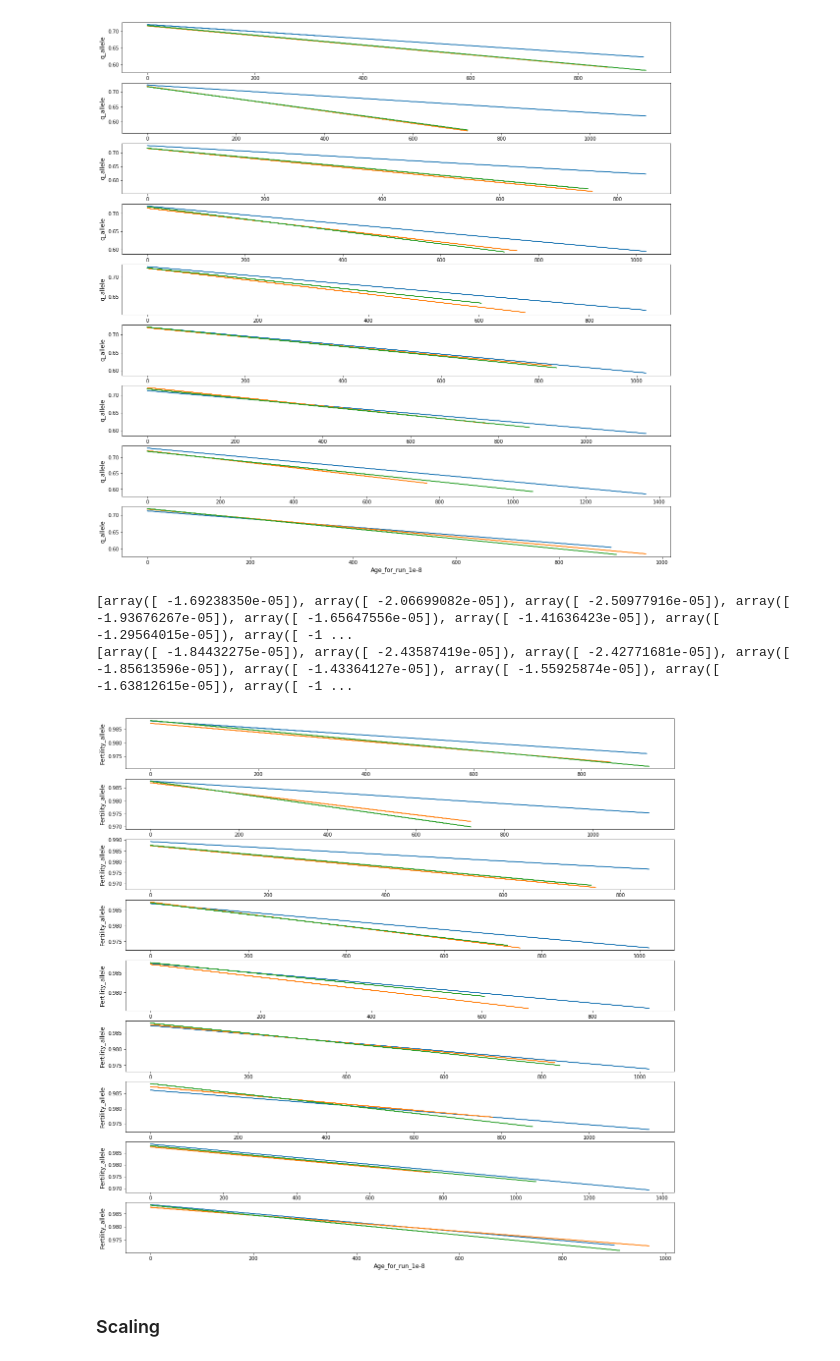
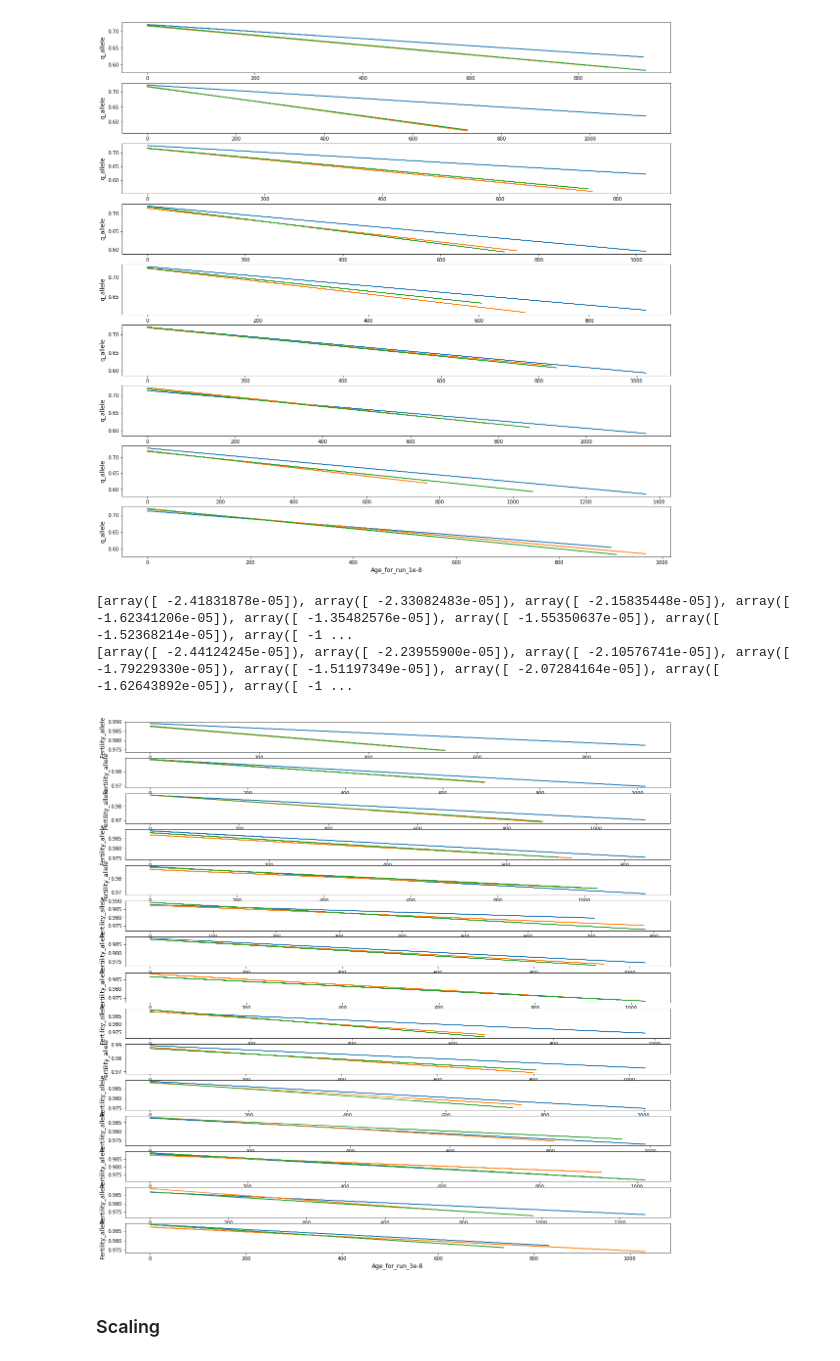
Before and after one commit to alicegenestier/Red_Queen_PRDM9, a Jupyter notebook: cluster/meiosis/meiosis_notebook.ipynb, the cells around one changed output. Saved outputs shown, nothing was run; the diff lists cells and outputs as text; code cells hidden in the pictures.

Commit message:
analyses on jupyter notebook added

```diff
--- a/cluster/meiosis/meiosis_notebook.ipynb
+++ b/cluster/meiosis/meiosis_notebook.ipynb
@@ -228,6 +355,6 @@ def plot_data(target_folder_path,x_params,y_params, file_ext):
 # %%
-def graph_per_allele(target_folder_path, file_name, ext_name, x_axis_param, y_axis_param):
-    data = readfiles(target_folder_path, file_name, ext_name)
+def graph_per_allele(target_folder_path, file_name, ext_name, x_axis_param, y_axis_param,withoutneutral):
+    data = readfiles(target_folder_path, file_name, ext_name,withoutneutral,0)
     x_per_allele=dict()
     y_per_allele=dict()
     for i in range(len(data["Generation_number"])):
@@ -246,6 +373,6 @@ def graph_per_allele(target_folder_path, file_name, ext_name, x_axis_param, y_ax
 # %%
 allele_nb = '73.0'
-(X,Y)=graph_per_allele("analyses/scaling_V_2/", 'Run_V_1e-4', 'allele', "Age", "q_allele")
+(X,Y)=graph_per_allele("analyses/scaling_V_2/", 'Run_V_1e-4', 'allele', "Age", "q_allele",1)
 lm1 = LinearRegression().fit(np.array(X[allele_nb]).reshape(-1, 1), np.array(Y[allele_nb]))
 plt.figure(1, figsize=(12,12))
 plt.plot(X[allele_nb], Y[allele_nb], '.')
@@ -342,9 +490,9 @@ def dico_data_mig(target_folder_path,x_params,y_params, file_ext, withneutral,wi
     for file_name in list_files :
         if file_name.split(".")[1]==file_ext :
             if withneutral==1:
-                data_file=readfiles(target_folder_path, file_name.split(".")[0], file_name.split(".")[1])
+                data_file=readfiles(target_folder_path, file_name.split(".")[0], file_name.split(".")[1],0,withoutnan)
             elif withneutral==0:
-                data_file=readfiles_without_neutral(target_folder_path, file_name.split(".")[0], file_name.split(".")[1],withoutnan)
+                data_file=readfiles(target_folder_path, file_name.split(".")[0], file_name.split(".")[1],1,withoutnan)
             if (file_name.split(".")[0]).split("_")[-1] == "1" :
                 dico_file_1[(file_name.split(".")[0]).split("_")[2]+"_x_params"]=data_file[x_params]
                 dico_file_1[(file_name.split(".")[0]).split("_")[2]+"_y_params"]=data_file[y_params]
@@ -408,8 +565,8 @@ list_namefile,dico_file_inter,dico_file_1_inter,dico_file_2_inter=dico_data_mig(
 list_namefile,dico_file_intra,dico_file_1_intra,dico_file_2_intra=dico_data_mig("analyses/scaling_M_3/","Generation_number","q_intra", "trace",0,0)
 for i in list_namefile :
     plt.subplot(len(list_namefile),1,index_line)
-    if i+"_x_params" in dico_file_intra and i+"_y_params" in dico_file_intra:
-        plt.plot(dico_file_intra[i+"_x_params"],dico_file_intra[i+"_y_params"],'.',label="q intra before mig")
+    #if i+"_x_params" in dico_file_intra and i+"_y_params" in dico_file_intra:
+        #plt.plot(dico_file_intra[i+"_x_params"],dico_file_intra[i+"_y_params"],'.',label="q intra before mig")
     plt.plot(dico_file_1_intra[i+"_x_params"],dico_file_1_intra[i+"_y_params"],'.',label="q intra pop1")
     plt.plot(dico_file_2_intra[i+"_x_params"],dico_file_2_intra[i+"_y_params"],'.',label="q intra pop2")
     plt.plot(dico_file_1_inter[i+"_x_params"],dico_file_1_inter[i+"_y_params"],'.',label="q inter")
@@ -497,40 +676,40 @@ slope_list_pop_1=[]
 slope_list_pop_2=[]
 plt.figure(1, figsize=(20,20))
 index_line=1
-list_namefile,dico_file,dico_file_1,dico_file_2=dico_data_mig("analyses/scaling_M_3/","Age","Fertility_allele","allele",0,1)
+list_namefile,dico_file,dico_file_1,dico_file_2=dico_data_mig("analyses/scaling_M_4/","Age","Fertility_allele","allele",0,1)
 for i in list_namefile :
     plt.subplot(len(list_namefile),1,index_line)
     if i+"_x_params" in dico_file and i+"_y_params" in dico_file:
         #plt.plot(dico_file[i+"_x_params"],dico_file[i+"_y_params"],'.',label="pop before migration")
         lm = LinearRegression().fit(np.array(dico_file[i+"_x_params"]).reshape(-1, 1), np.array(dico_file[i+"_y_params"]))
         plt.plot(dico_file[i+"_x_params"], lm.predict(np.array(dico_file[i+"_x_params"]).reshape(-1, 1)))
     #plt.plot(dico_file_1[i+"_x_params"],dico_file_1[i+"_y_params"],'.',label="pop1")
     lm1 = LinearRegression().fit(np.array(dico_file_1[i+"_x_params"]).reshape(-1, 1), np.array(dico_file_1[i+"_y_params"]))
     plt.plot(dico_file_1[i+"_x_params"], lm1.predict(np.array(dico_file_1[i+"_x_params"]).reshape(-1, 1)))
     #plt.plot(dico_file_2[i+"_x_params"],dico_file_2[i+"_y_params"],'.',label="pop2")
     lm2 = LinearRegression().fit(np.array(dico_file_2[i+"_x_params"]).reshape(-1, 1), np.array(dico_file_2[i+"_y_params"]))
     plt.plot(dico_file_2[i+"_x_params"], lm2.predict(np.array(dico_file_2[i+"_x_params"]).reshape(-1, 1)))
     plt.ylabel("Fertility_allele", fontsize = 12)
     plt.xlabel("Age"+"_for_run_"+i, fontsize = 12)
     score_lm = r2_score(np.array(dico_file[i+"_y_params"]),lm.predict(np.array(dico_file[i+"_x_params"]).reshape(-1, 1)))
     score_lm1 = r2_score(np.array(dico_file_1[i+"_y_params"]),lm1.predict(np.array(dico_file_1[i+"_x_params"]).reshape(-1, 1)))
     score_lm2 = r2_score(np.array(dico_file_2[i+"_y_params"]),lm2.predict(np.array(dico_file_2[i+"_x_params"]).reshape(-1, 1)))
     R2_score_list_pop.append(score_lm)
     R2_score_list_pop_1.append(score_lm1)
     R2_score_list_pop_2.append(score_lm2)
     intercept_list_pop.append(lm.intercept_)
     intercept_list_pop_1.append(lm1.intercept_)
     intercept_list_pop_2.append(lm2.intercept_)
     slope_list_pop.append(lm.coef_)
     slope_list_pop_1.append(lm1.coef_)
     slope_list_pop_2.append(lm2.coef_)
     index_line=index_line+1
 print(slope_list_pop_1)
 print(slope_list_pop_2)
 # %% [output]
-[array([ -1.69238350e-05]), array([ -2.06699082e-05]), array([ -2.50977916e-05]), array([ -1.93676267e-05]), array([ -1.65647556e-05]), array([ -1.41636423e-05]), array([ -1.29564015e-05]), array([ -1 ...
-[array([ -1.84432275e-05]), array([ -2.43587419e-05]), array([ -2.42771681e-05]), array([ -1.85613596e-05]), array([ -1.43364127e-05]), array([ -1.55925874e-05]), array([ -1.63812615e-05]), array([ -1 ...
+[array([ -2.41831878e-05]), array([ -2.33082483e-05]), array([ -2.15835448e-05]), array([ -1.62341206e-05]), array([ -1.35482576e-05]), array([ -1.55350637e-05]), array([ -1.52368214e-05]), array([ -1 ...
+[array([ -2.44124245e-05]), array([ -2.23955900e-05]), array([ -2.10576741e-05]), array([ -1.79229330e-05]), array([ -1.51197349e-05]), array([ -2.07284164e-05]), array([ -1.62643892e-05]), array([ -1 ...
-[figure, old version]
+[figure, new version]
 # %% [markdown]
 ### Scaling
 # %%
```
Also changed, not shown: parts of 101 cells of this notebook.
